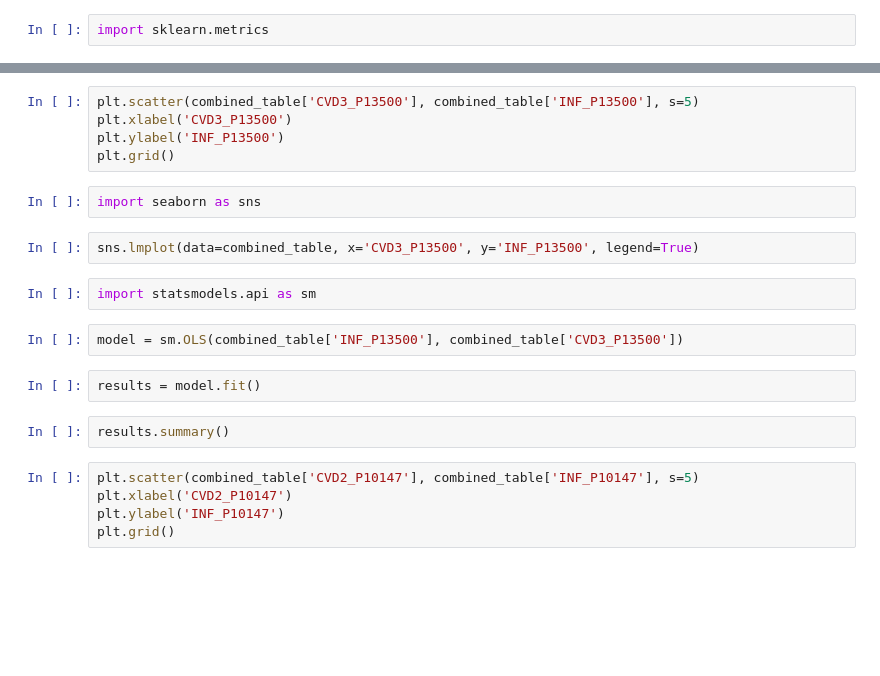
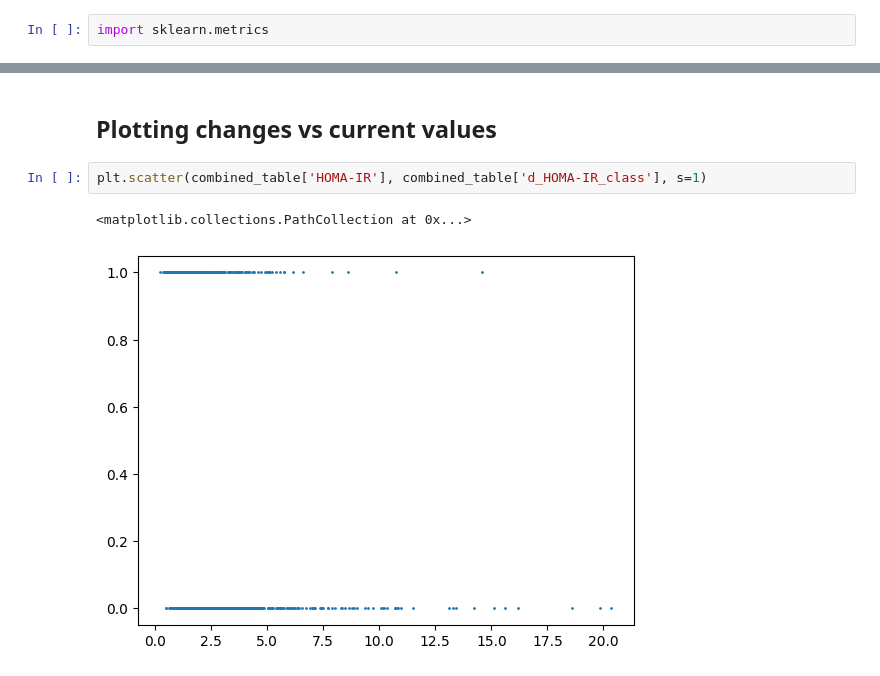
Before and after one commit to IlyaLab/t2d-dt-modeling, a Jupyter notebook: 7_data_description.ipynb, the cells around one changed output, grey strips where cells are left out. Saved outputs shown, nothing was run; the diff lists cells and outputs as text; blank space fills up the shorter version.

```diff
--- a/7_data_description.ipynb
+++ b/7_data_description.ipynb
@@ -199,22 +237,7 @@ combined_table['GLYCOHEMOGLOBIN A1C'].describe()
-# %%
-plt.scatter(combined_table['CVD3_P13500'], combined_table['INF_P13500'], s=5)
-plt.xlabel('CVD3_P13500')
-plt.ylabel('INF_P13500')
-plt.grid()
-# %%
-import seaborn as sns
-# %%
-sns.lmplot(data=combined_table, x='CVD3_P13500', y='INF_P13500', legend=True)
-# %%
-import statsmodels.api as sm
-# %%
-model = sm.OLS(combined_table['INF_P13500'], combined_table['CVD3_P13500'])
-# %%
-results = model.fit()
-# %%
-results.summary()
-# %%
-plt.scatter(combined_table['CVD2_P10147'], combined_table['INF_P10147'], s=5)
-plt.xlabel('CVD2_P10147')
-plt.ylabel('INF_P10147')
-plt.grid()
+# %% [markdown]
+## Plotting changes vs current values
+# %%
+plt.scatter(combined_table['HOMA-IR'], combined_table['d_HOMA-IR_class'], s=1)
+# %% [output]
+<matplotlib.collections.PathCollection at 0x...>
+[figure, added]
```
Also changed, not shown: parts of 37 cells of this notebook, 1 other file.
